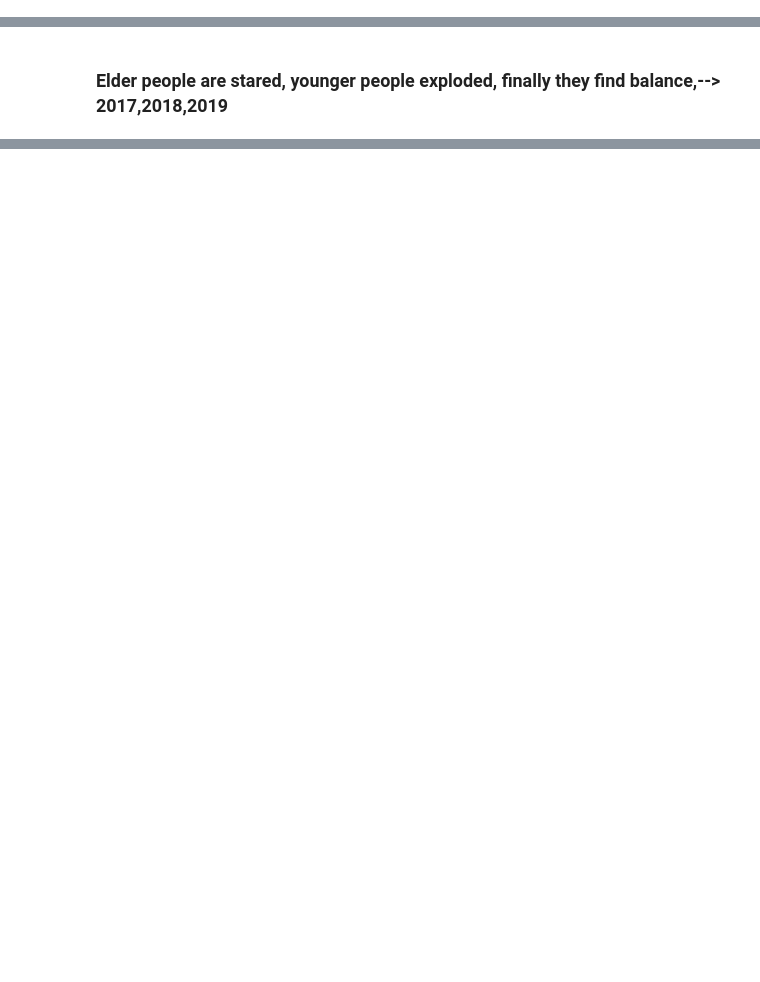
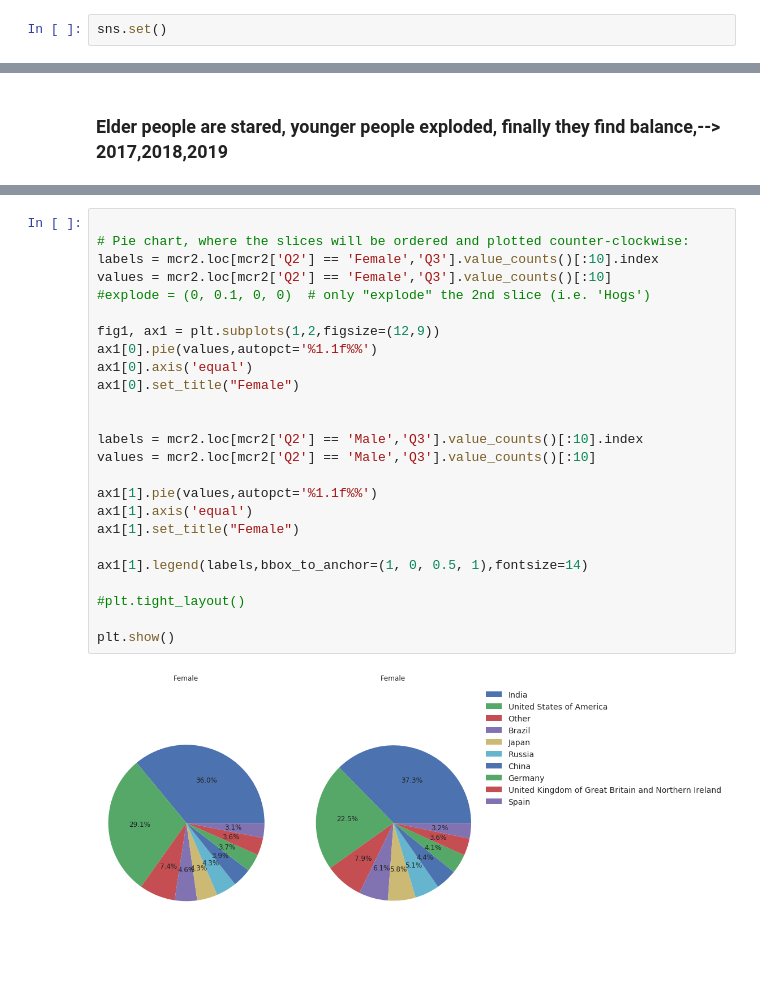
Before and after one commit to VeerendarGoud/ML-Projects, a Jupyter notebook: kaggle-survey-2019.ipynb, the cells around one changed output, grey strips where cells are left out. Drawn from its saved outputs; the diff is of its cells as text; blank space fills up the shorter version.

```diff
--- a/kaggle-survey-2019.ipynb
+++ b/kaggle-survey-2019.ipynb
@@ -9,3 +38,5 @@ import cufflinks as cf
 from plotly.offline import download_plotlyjs,init_notebook_mode,iplot
 init_notebook_mode(connected=True)
 cf.go_offline()
+# %%
+sns.set()
@@ -194,0 +275,27 @@ Age.T.iplot(kind='line')
+# %%
+
+# Pie chart, where the slices will be ordered and plotted counter-clockwise:
+labels = mcr2.loc[mcr2['Q2'] == 'Female','Q3'].value_counts()[:10].index
+values = mcr2.loc[mcr2['Q2'] == 'Female','Q3'].value_counts()[:10]
+#explode = (0, 0.1, 0, 0)  # only "explode" the 2nd slice (i.e. 'Hogs')
+
+fig1, ax1 = plt.subplots(1,2,figsize=(12,9))
+ax1[0].pie(values,autopct='%1.1f%%')
+ax1[0].axis('equal')
+ax1[0].set_title("Female")
+
+
+labels = mcr2.loc[mcr2['Q2'] == 'Male','Q3'].value_counts()[:10].index
+values = mcr2.loc[mcr2['Q2'] == 'Male','Q3'].value_counts()[:10]
+
+ax1[1].pie(values,autopct='%1.1f%%')
+ax1[1].axis('equal')
+ax1[1].set_title("Female")
+
+ax1[1].legend(labels,bbox_to_anchor=(1, 0, 0.5, 1),fontsize=14)
+
+#plt.tight_layout()
+
+plt.show()
+# %% [output]
+[figure, added]
```
Also changed, not shown: parts of 58 cells of this notebook, 1 other file.
